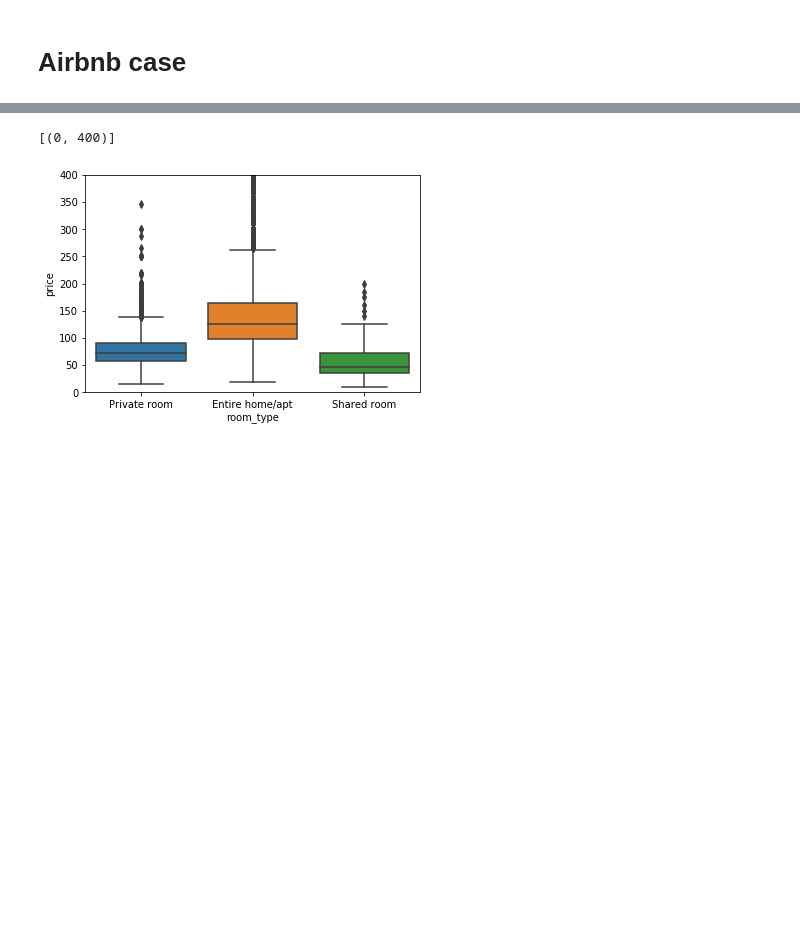
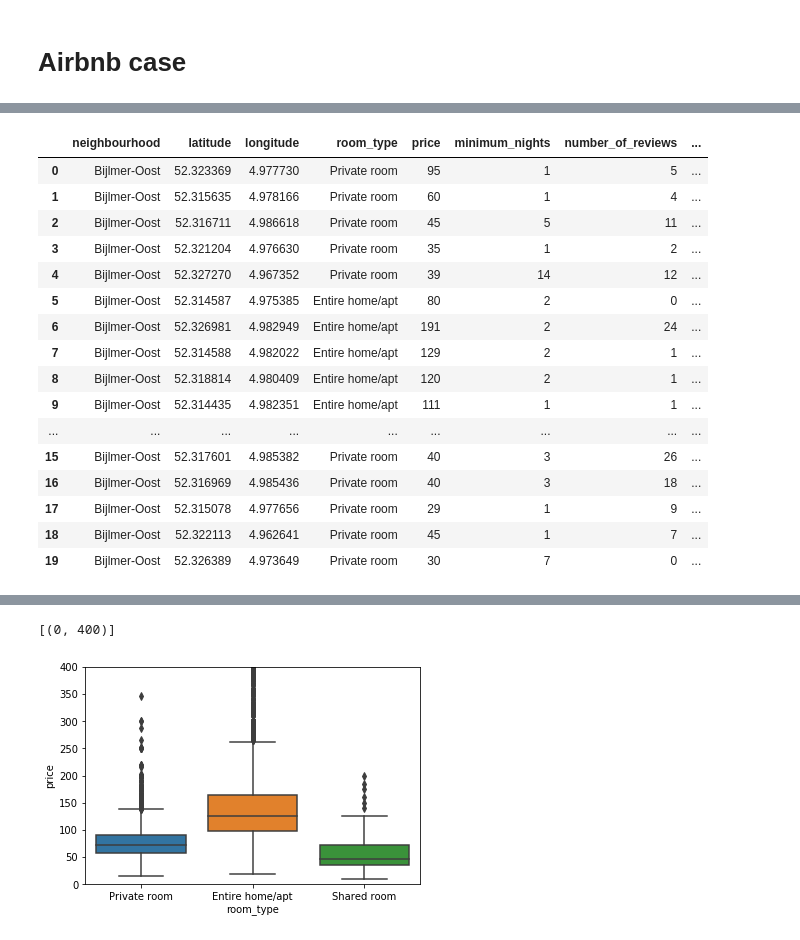
Before and after one commit to ant-on-su/case, a Jupyter notebook: notebooks/start.ipynb, the cells around one changed output, grey strips where cells are left out. Saved outputs shown, nothing was run; the diff lists cells and outputs as text; code cells hidden in the pictures; blank space fills up the shorter version.

```diff
--- a/notebooks/start.ipynb
+++ b/notebooks/start.ipynb
@@ -26,2 +19,23 @@ df['last_review']=pd.to_datetime(df['last_review'], yearfirst=True)
 # %%
 df.drop(axis=1, columns=['id','name','host_id','host_name','neighbourhood_group'], inplace=True)
+# %%
+df['months_exist']=df['reviews_per_month']*df['number_of_reviews']
+df.head(20)
+# %% [output]
+|  | neighbourhood | latitude | longitude | room_type | price | minimum_nights | number_of_reviews | ... |
+| 0 | Bijlmer-Oost | 52.323369 | 4.977730 | Private room | 95 | 1 | 5 | ... |
+| 1 | Bijlmer-Oost | 52.315635 | 4.978166 | Private room | 60 | 1 | 4 | ... |
+| 2 | Bijlmer-Oost | 52.316711 | 4.986618 | Private room | 45 | 5 | 11 | ... |
+| 3 | Bijlmer-Oost | 52.321204 | 4.976630 | Private room | 35 | 1 | 2 | ... |
+| 4 | Bijlmer-Oost | 52.327270 | 4.967352 | Private room | 39 | 14 | 12 | ... |
+| 5 | Bijlmer-Oost | 52.314587 | 4.975385 | Entire home/apt | 80 | 2 | 0 | ... |
+| 6 | Bijlmer-Oost | 52.326981 | 4.982949 | Entire home/apt | 191 | 2 | 24 | ... |
+| 7 | Bijlmer-Oost | 52.314588 | 4.982022 | Entire home/apt | 129 | 2 | 1 | ... |
+| 8 | Bijlmer-Oost | 52.318814 | 4.980409 | Entire home/apt | 120 | 2 | 1 | ... |
+| 9 | Bijlmer-Oost | 52.314435 | 4.982351 | Entire home/apt | 111 | 1 | 1 | ... |
+| ... | ... | ... | ... | ... | ... | ... | ... | ... |
+| 15 | Bijlmer-Oost | 52.317601 | 4.985382 | Private room | 40 | 3 | 26 | ... |
+| 16 | Bijlmer-Oost | 52.316969 | 4.985436 | Private room | 40 | 3 | 18 | ... |
+| 17 | Bijlmer-Oost | 52.315078 | 4.977656 | Private room | 29 | 1 | 9 | ... |
+| 18 | Bijlmer-Oost | 52.322113 | 4.962641 | Private room | 45 | 1 | 7 | ... |
+| 19 | Bijlmer-Oost | 52.326389 | 4.973649 | Private room | 30 | 7 | 0 | ... |
```
Also changed, not shown: parts of 5 cells of this notebook, 1 other file.
